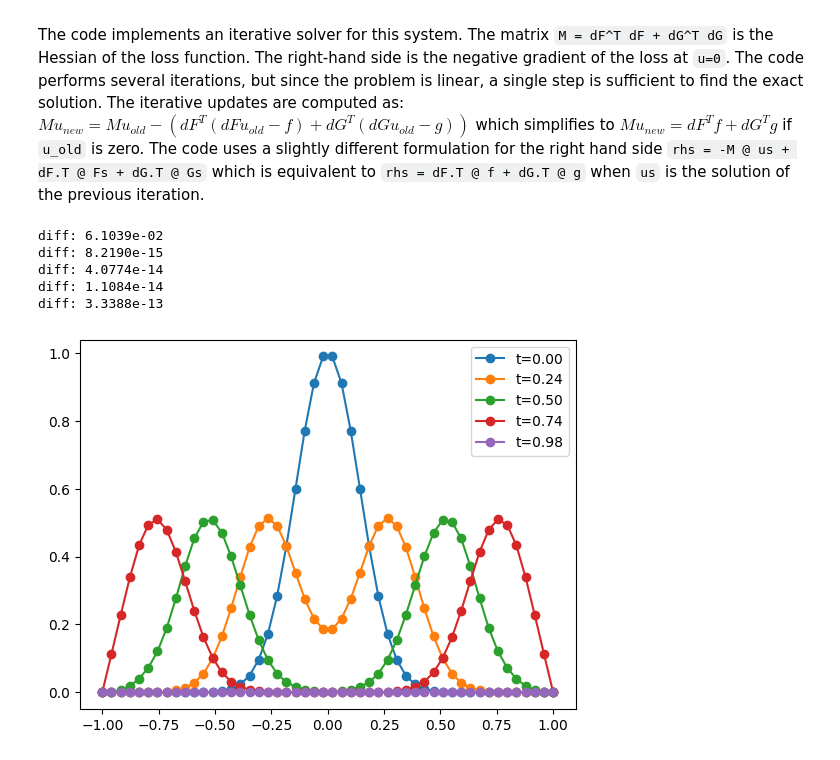
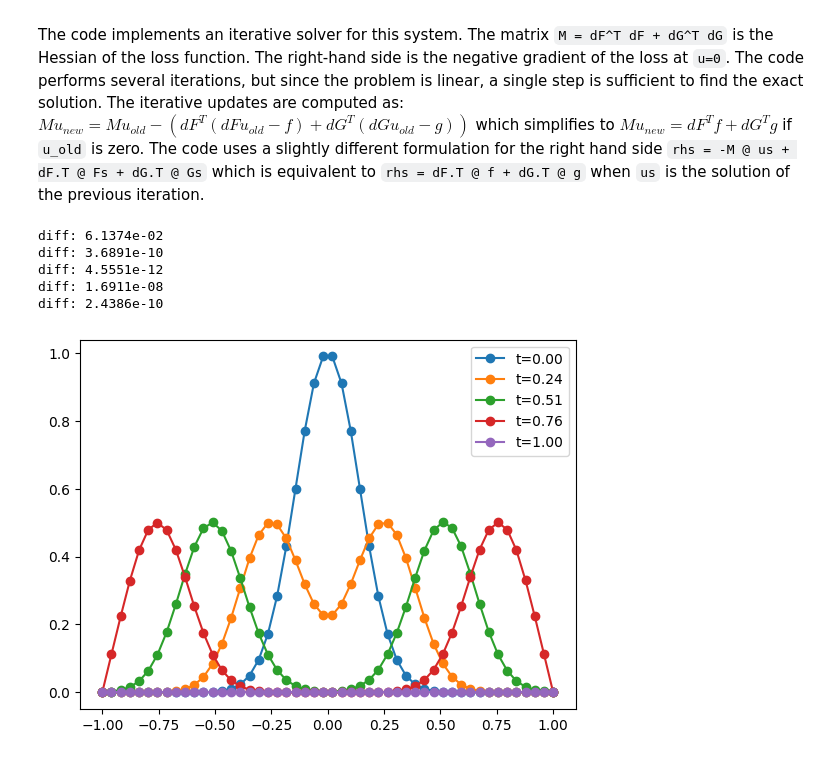
Before and after one commit to slitvinov/odil-examples, a Jupyter notebook: iterations.ipynb, the cells around one changed output. Saved outputs shown, nothing was run; the diff lists cells and outputs as text; code cells hidden in the pictures.

```diff
--- a/iterations.ipynb
+++ b/iterations.ipynb
@@ -147,13 +147,12 @@ L = 1.0
 T = 1.0
 sigma = 0.2
 dx = 2 * L / (nx - 1)
-dt = T / nt
+dt = T / (nt - 1)
 c0 = -1 / (2 * dx**2)
 c1 = 1 / (2 * dt**2)
 c2 = -((dx**2 - dt**2) / (dt**2 * dx**2))
 x = np.linspace(-L, L, nx)
 
-# dF for PDE at interior points
 row = []
 col = []
 rhs = []
@@ -169,45 +168,41 @@ for i in range(1, nt - 1):
 dF = scipy.sparse.csr_matrix((data, (row, col)), shape=(len(rhs), nt * nx), dtype=float)
 f = np.array(rhs, dtype=float)
 
-# dG for initial, boundary and terminal conditions
 row = []
 col = []
 rhs = []
 data = []
 for i in range(nt):
     for j in range(nx):
         if i == 0:
-            # Initial condition
             cappend(i, j, 1)
             rhs.append(math.exp(-(x[j] / sigma)**2))
         elif i == nt - 1:
-            # Terminal condition
             cappend(i, j, 1)
             rhs.append(0)
         elif j == 0 or j == nx - 1:
-            # Boundary conditions
             cappend(i, j, 1)
             rhs.append(0)
 dG = scipy.sparse.csr_matrix((data, (row, col)), shape=(len(rhs), nt * nx), dtype=float)
 g = np.array(rhs, dtype=float)
 
 us = np.zeros(nt * nx)
 for i in range(5):
     Fs = dF @ us + f
     Gs = dG @ us + g
     M = dF.T @ dF + dG.T @ dG
     rhs = -M @ us + dF.T @ Fs + dG.T @ Gs
     usp = scipy.sparse.linalg.spsolve(M, rhs)
     print(f"diff: {np.mean((usp - us)**2):8.4e}")
     us = usp
 u = np.asarray(us).reshape(nt, nx)
 for k in 0, nt // 4, nt // 2, 3 * nt // 4, nt - 1:
     plt.plot(x, u[k, :], 'o-', label=f"t={k*dt:.2f}")
-plt.legend()
+plt.legend();
 # %% [output]
-diff: 6.1039e-02
-diff: 8.2190e-15
-diff: 4.0774e-14
-diff: 1.1084e-14
-diff: 3.3388e-13
+diff: 6.1374e-02
+diff: 3.6891e-10
+diff: 4.5551e-12
+diff: 1.6911e-08
+diff: 2.4386e-10
-[figure, old version]
+[figure, new version]
```
